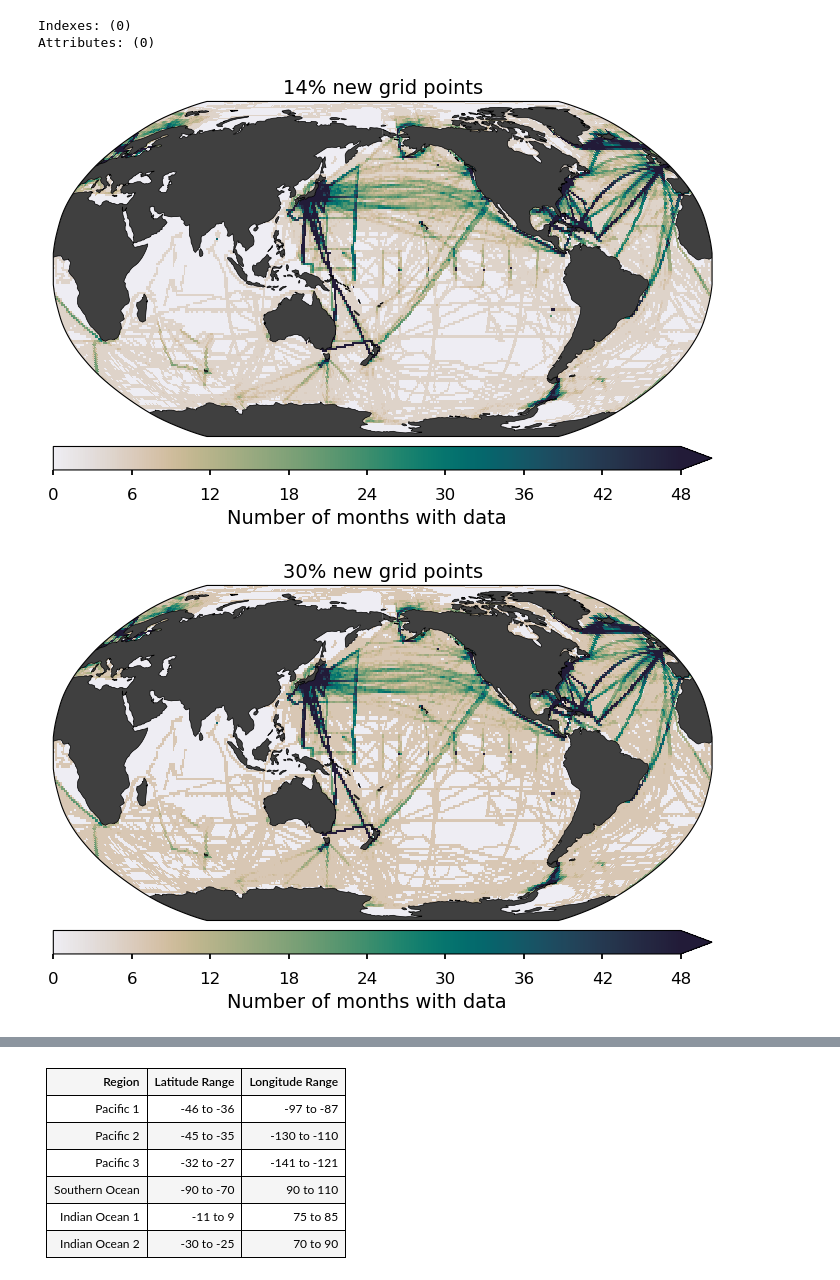
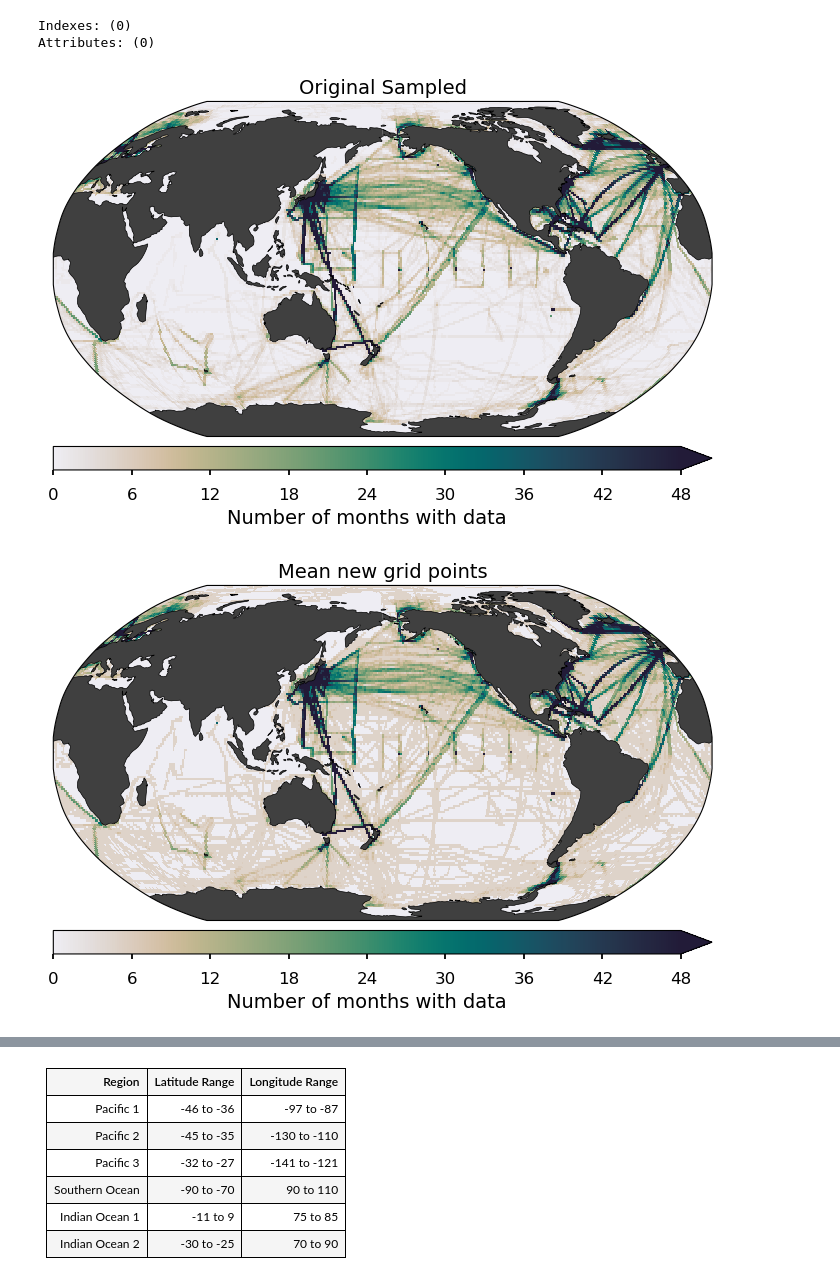
Before and after one commit to spariser/ReconstructOceanCarbonP3G1, a Jupyter notebook: Project3-ReconstructPCO2/notebooks/Oceanmixing_Group1_sp.ipynb, the cells around one changed output, grey strips where cells are left out. Cells and saved outputs as stored; diff of their text form; code cells hidden in the pictures.

Commit message:
updated masks to match sarah's update

```diff
--- a/Project3-ReconstructPCO2/notebooks/Oceanmixing_Group1_sp.ipynb
+++ b/Project3-ReconstructPCO2/notebooks/Oceanmixing_Group1_sp.ipynb
@@ -234,7 +226,33 @@ socat_50p_glob = socat_mask_data.where((non_zero_counts > 9)|(non_zero_counts ==
+# %%
+# if there's real world data sampled at the location, say it's sampled more
+# no change in distribution of sampling
+mean_val_glob_loc = non_zero_counts.where(
+    (non_zero_counts > non_zero_counts.mean()) | (non_zero_counts == 0), 5
+)
+socat_mean_glob = socat_mask_data.where(
+    (non_zero_counts > non_zero_counts.mean()) | (non_zero_counts == 0),
+    socat_mask_data.sel(xlon=-172.5, ylat=-75.5),
+)
+
+thirtyp_val_glob = non_zero_counts.where(
+    (non_zero_counts > 7) | (non_zero_counts == 0), 7
+)
+socat_30p_glob = socat_mask_data.where(
+    (non_zero_counts > 7) | (non_zero_counts == 0),
+    socat_mask_data.sel(xlon=171.5, ylat=-39.5),
+)
+fiftyp_val_glob = non_zero_counts.where(
+    (non_zero_counts > 10) | (non_zero_counts == 0), 10
+)
+socat_50p_glob = socat_mask_data.where(
+    (non_zero_counts > 9) | (non_zero_counts == 0),
+    socat_mask_data.sel(xlon=132.5, ylat=-54.5),
+)
 # %%
-plot_mask(mean_val_glob_loc, "14% new grid points")
-plot_mask(thirtyp_val_glob, "30% new grid points")
-plot_mask(fiftyp_val_glob, "52% new grid points")
+plot_mask(non_zero_counts, "Original Sampled")
+plot_mask(mean_val_glob_loc, "Mean new grid points")
+plot_mask(thirtyp_val_glob, "30% more points")
+plot_mask(fiftyp_val_glob, "52% more points")
 # %% [output]
-[figure, old version]
+[figure, new version]
-[figure, old version]
+[figure, new version]
```
Also changed, not shown: parts of 11 cells of this notebook.
